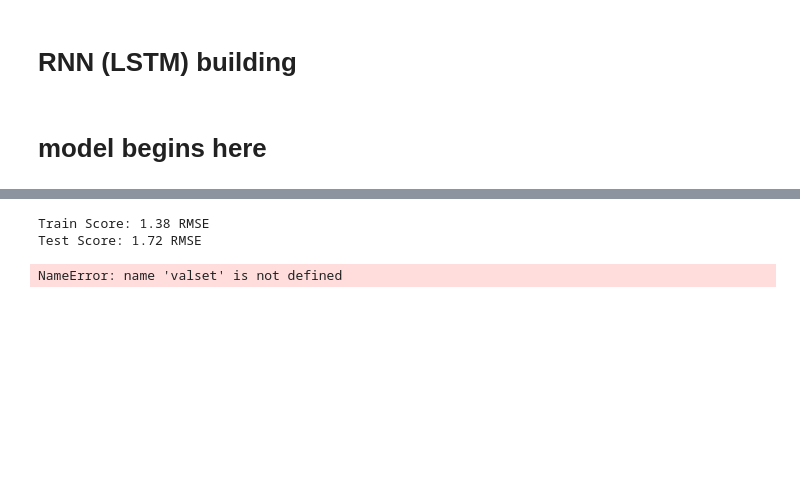
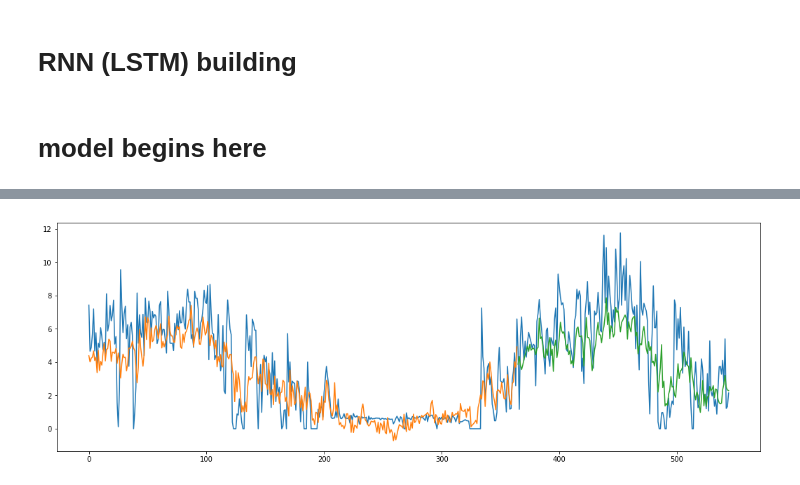
Before and after one commit to BorisAnimal/IU-Data-Analysis-Research, a Jupyter notebook: Boris.ipynb, the cells around one changed output, grey strips where cells are left out. Drawn from its saved outputs; the diff is of its cells as text; code cells hidden in the pictures; blank space fills up the shorter version.

```diff
--- a/Boris.ipynb
+++ b/Boris.ipynb
@@ -270,11 +271,12 @@ Using TensorFlow backend.
 # setX = frameX.values
 # setX = setX.astype('float32')
 
-building=2
-gap=20
-split = 0.67
-neurons = 50
-epochs = 40
+building   = 2
+gap        = 10
+split      = 0.67
+neurons    = 100
+epochs     = 100
+batch_size = 20
 
 setX, setY = get_data(building, gap)
 
@@ -287,21 +289,12 @@ train_size = int(len(setX) * split)
 test_size = len(setX) - train_size
 train, test = setX[0:train_size,:], setX[train_size:len(setX),:]
 
-#TODO: тут вроде как только reshape функция полезная
 # convert an array of values into a setX matrix
-def create_dataset(dataset):
-    dataX = numpy.array(dataset)
-
-    # reshape input to be [samples, time steps, features] (was [samples, features])
-    dataX = numpy.reshape(dataX, (dataX.shape[0], 1, dataX.shape[1]))
-
-    return dataX
-
-trainX = create_dataset(train)
-testX = create_dataset(test)
+trainX = numpy.reshape(train, (train.shape[0], 1, train.shape[1]))
+testX = numpy.reshape(test, (test.shape[0], 1, test.shape[1]))
 
 #Scale
+
 scalerY = MinMaxScaler(feature_range=(0, 1))
 setY = scalerY.fit_transform(setY)
-
 trainY, testY = setY[0:train_size,:], setY[train_size:len(setY),:]
@@ -368,33 +463,30 @@ trainPredict = model.predict(trainX)
 testPredict = model.predict(testX)
 # invert predictions
 trainPredict = scalerY.inverse_transform(trainPredict)
-trainY = scalerY.inverse_transform(trainY)
+trainInvY = scalerY.inverse_transform(trainY)
 testPredict = scalerY.inverse_transform(testPredict)
-testY = scalerY.inverse_transform(testY)
+testInvY = scalerY.inverse_transform(testY)
 # calculate root mean squared error
-tmp = mean_squared_error(trainY, trainPredict[:,0])
+tmp = mean_squared_error(trainInvY, trainPredict[:,0])
 trainScore = math.sqrt(tmp)
 print('Train Score: %.2f RMSE' % (trainScore))
-testScore = math.sqrt(mean_squared_error(testY, testPredict[:,0]))
+testScore = math.sqrt(mean_squared_error(testInvY, testPredict[:,0]))
 print('Test Score: %.2f RMSE' % (testScore))
-# %% [output]
-Train Score: 1.38 RMSE
-Test Score: 1.72 RMSE
 # %%
 # shift train predictions for plotting
-trainPredictPlot = numpy.empty_like(valset)
+trainPredictPlot = numpy.empty_like(setY)
 trainPredictPlot[:, :] = numpy.nan
 trainPredictPlot[:len(trainPredict), :] = trainPredict
 # shift test predictions for plotting
-testPredictPlot = numpy.empty_like(valset)
+testPredictPlot = numpy.empty_like(setY)
 testPredictPlot[:, :] = numpy.nan
-testPredictPlot[len(trainPredict):len(valset), :] = testPredict
+testPredictPlot[len(trainPredict):len(setY), :] = testPredict
 # plot baseline and predictions
 fig, ax = plt.subplots(figsize=(18,6))
-ax.plot(scalerY.inverse_transform(valset))
+ax.plot(scalerY.inverse_transform(setY))
 ax.plot(trainPredictPlot)
 ax.plot(testPredictPlot)
 plt.show()
 # %% [output]
-NameError: name 'valset' is not defined
+[figure, added]
 # %%
```
Also changed, not shown: parts of 9 cells of this notebook.
